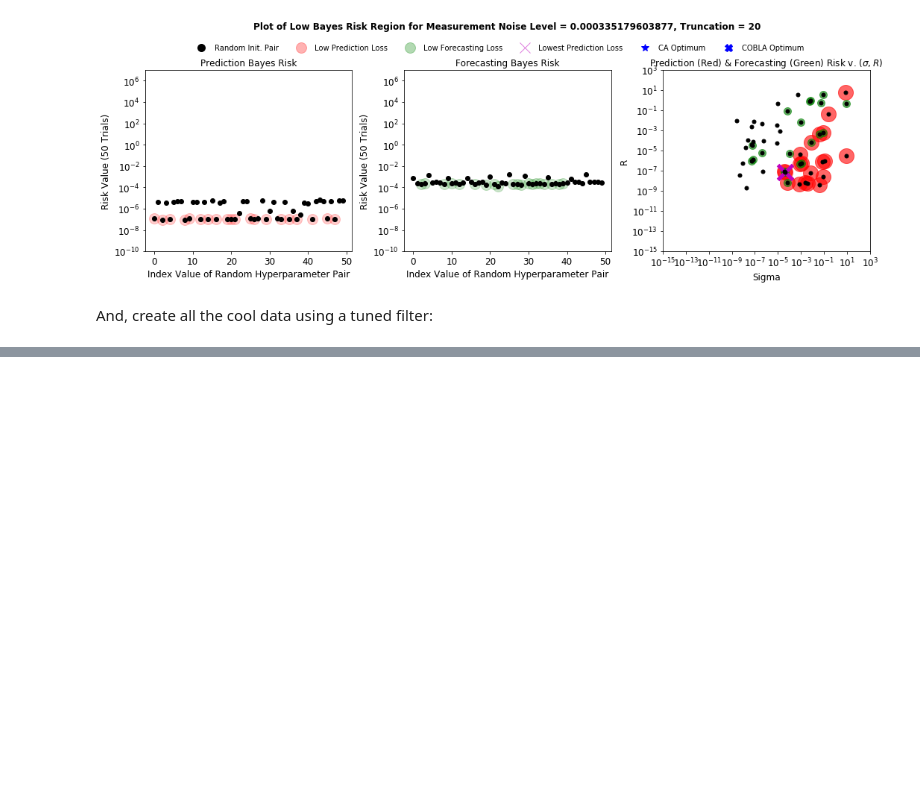
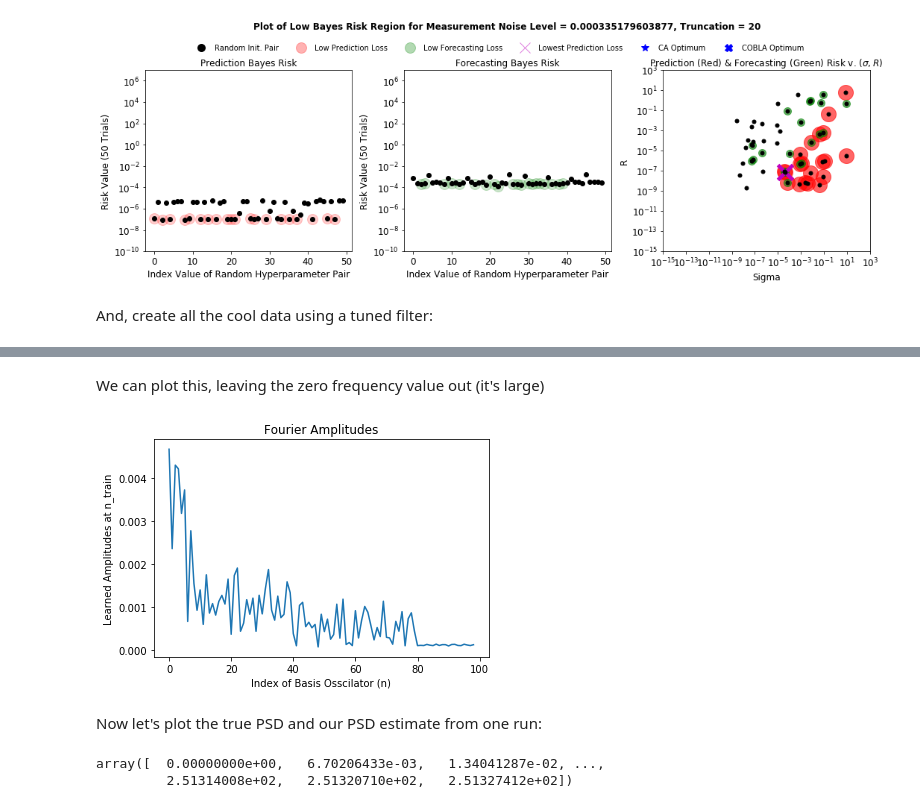
Before and after one commit to riddhisw/predictiveest, a Jupyter notebook: Demo 4.ipynb, the cells around one changed output, grey strips where cells are left out. Drawn from its saved outputs; the diff is of its cells as text; code cells hidden in the pictures; blank space fills up the shorter version.

```diff
--- a/Demo 4.ipynb
+++ b/Demo 4.ipynb
@@ -143,0 +153,3 @@ plotter_KF_4.show_one_prediction()
+# %%
+truth, signal = Test_Object_4.generate_data_from_truth(None)
+prediction, amps = Test_Object_4.single_prediction(signal, use_skf_amp='Yes')
@@ -143,0 +165,18 @@ plotter_KF_4.show_one_prediction()
+# %% [markdown]
+We can plot this, leaving the zero frequency value out (it's large)
+# %%
+plt.figure()
+plt.title('Fourier Amplitudes')
+plt.xlabel('Index of Basis Osscilator (n)')
+plt.ylabel('Learned Amplitudes at n_train')
+plt.plot(amps[1:])
+plt.show()
+# %% [output]
+[figure, added]
+# %% [markdown]
+Now let's plot the true PSD and our PSD estimate from one run:
+# %%
+Test_Object_4.true_w_axis[Test_Object_4.J-1:]
+# %% [output]
+array([  0.00000000e+00,   6.70206433e-03,   1.34041287e-02, ...,
+         2.51314008e+02,   2.51320710e+02,   2.51327412e+02])
```
Also changed, not shown: parts of 7 cells of this notebook, 1 other file.
